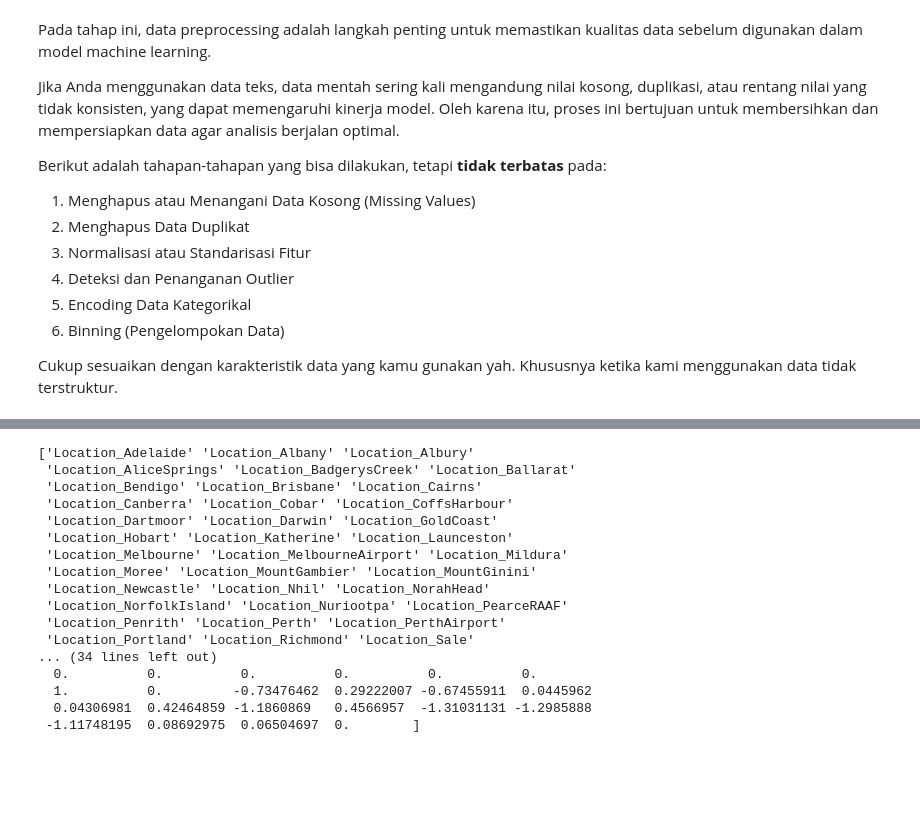
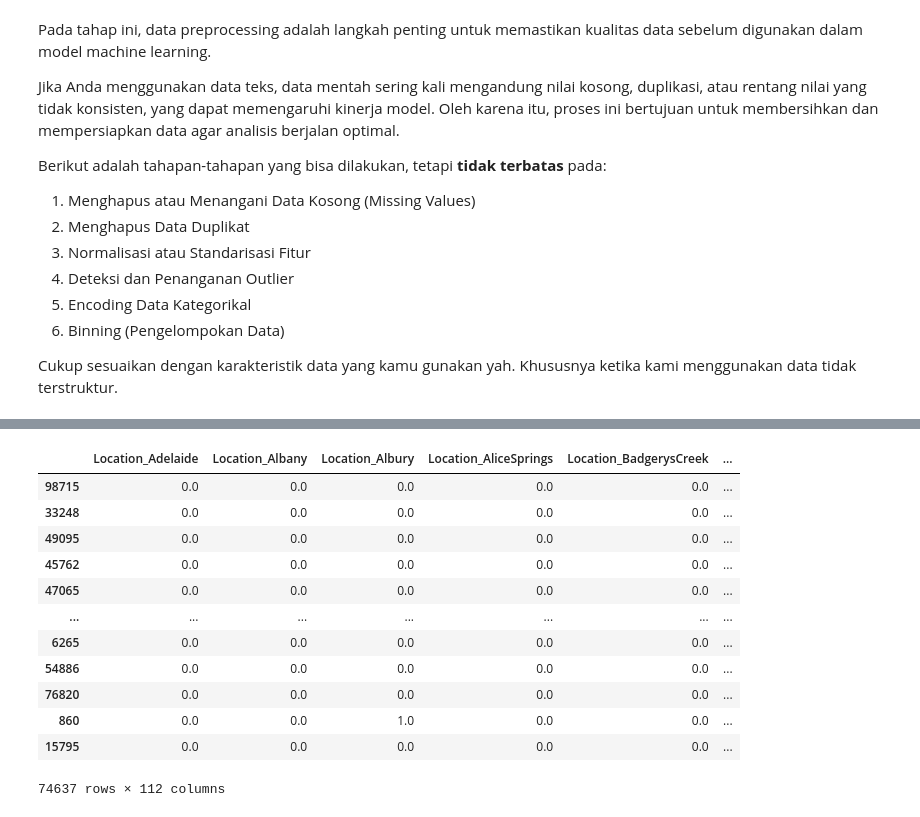
Before and after one commit to levirs565/Eksperimen_SML_Levi, a Jupyter notebook: preprocessing/Eksperimen_Levi.ipynb, the cells around one changed output, grey strips where cells are left out. Saved outputs shown, nothing was run; the diff lists cells and outputs as text; code cells hidden in the pictures; blank space fills up the shorter version.

```diff
--- a/preprocessing/Eksperimen_Levi.ipynb
+++ b/preprocessing/Eksperimen_Levi.ipynb
@@ -294,26 +332,25 @@ memory usage: 14.4+ MB
 category_encoder = ColumnTransformer([
     ("one_hot", OneHotEncoder(sparse_output=False), ["Location", "WindGustDir", "WindDir9am", "WindDir3pm"]),
     ("label", OrdinalEncoder(), ["RainToday"])
-], remainder="passthrough", verbose_feature_names_out=False)
-cleaned = category_encoder.fit_transform(df_cleaned)
+], remainder="passthrough", verbose_feature_names_out=False).set_output(transform='pandas')
+X_train = category_encoder.fit_transform(X_train)
+X_test =  category_encoder.transform(X_test)
-# %%
-print(category_encoder.get_feature_names_out())
-print(cleaned[1])
-# %% [output]
-['Location_Adelaide' 'Location_Albany' 'Location_Albury'
- 'Location_AliceSprings' 'Location_BadgerysCreek' 'Location_Ballarat'
- 'Location_Bendigo' 'Location_Brisbane' 'Location_Cairns'
- 'Location_Canberra' 'Location_Cobar' 'Location_CoffsHarbour'
- 'Location_Dartmoor' 'Location_Darwin' 'Location_GoldCoast'
- 'Location_Hobart' 'Location_Katherine' 'Location_Launceston'
- 'Location_Melbourne' 'Location_MelbourneAirport' 'Location_Mildura'
- 'Location_Moree' 'Location_MountGambier' 'Location_MountGinini'
- 'Location_Newcastle' 'Location_Nhil' 'Location_NorahHead'
- 'Location_NorfolkIsland' 'Location_Nuriootpa' 'Location_PearceRAAF'
- 'Location_Penrith' 'Location_Perth' 'Location_PerthAirport'
- 'Location_Portland' 'Location_Richmond' 'Location_Sale'
-... (34 lines left out)
-  0.          0.          0.          0.          0.          0.
-  1.          0.         -0.73476462  0.29222007 -0.67455911  0.0445962
-  0.04306981  0.42464859 -1.1860869   0.4566957  -1.31031131 -1.2985888
- -1.11748195  0.08692975  0.06504697  0.        ]
+# %%
+train = pd.concat([X_train, y_train], axis=1)
+test = pd.concat([X_test, y_test], axis=1)
+
+train
+# %% [output]
+|  | Location_Adelaide | Location_Albany | Location_Albury | Location_AliceSprings | Location_BadgerysCreek | ... |
+| 98715 | 0.0 | 0.0 | 0.0 | 0.0 | 0.0 | ... |
+| 33248 | 0.0 | 0.0 | 0.0 | 0.0 | 0.0 | ... |
+| 49095 | 0.0 | 0.0 | 0.0 | 0.0 | 0.0 | ... |
+| 45762 | 0.0 | 0.0 | 0.0 | 0.0 | 0.0 | ... |
+| 47065 | 0.0 | 0.0 | 0.0 | 0.0 | 0.0 | ... |
+| ... | ... | ... | ... | ... | ... | ... |
+| 6265 | 0.0 | 0.0 | 0.0 | 0.0 | 0.0 | ... |
+| 54886 | 0.0 | 0.0 | 0.0 | 0.0 | 0.0 | ... |
+| 76820 | 0.0 | 0.0 | 0.0 | 0.0 | 0.0 | ... |
+| 860 | 0.0 | 0.0 | 1.0 | 0.0 | 0.0 | ... |
+| 15795 | 0.0 | 0.0 | 0.0 | 0.0 | 0.0 | ... |
+74637 rows × 112 columns
```
Also changed, not shown: parts of 12 cells of this notebook, 6 other files.
